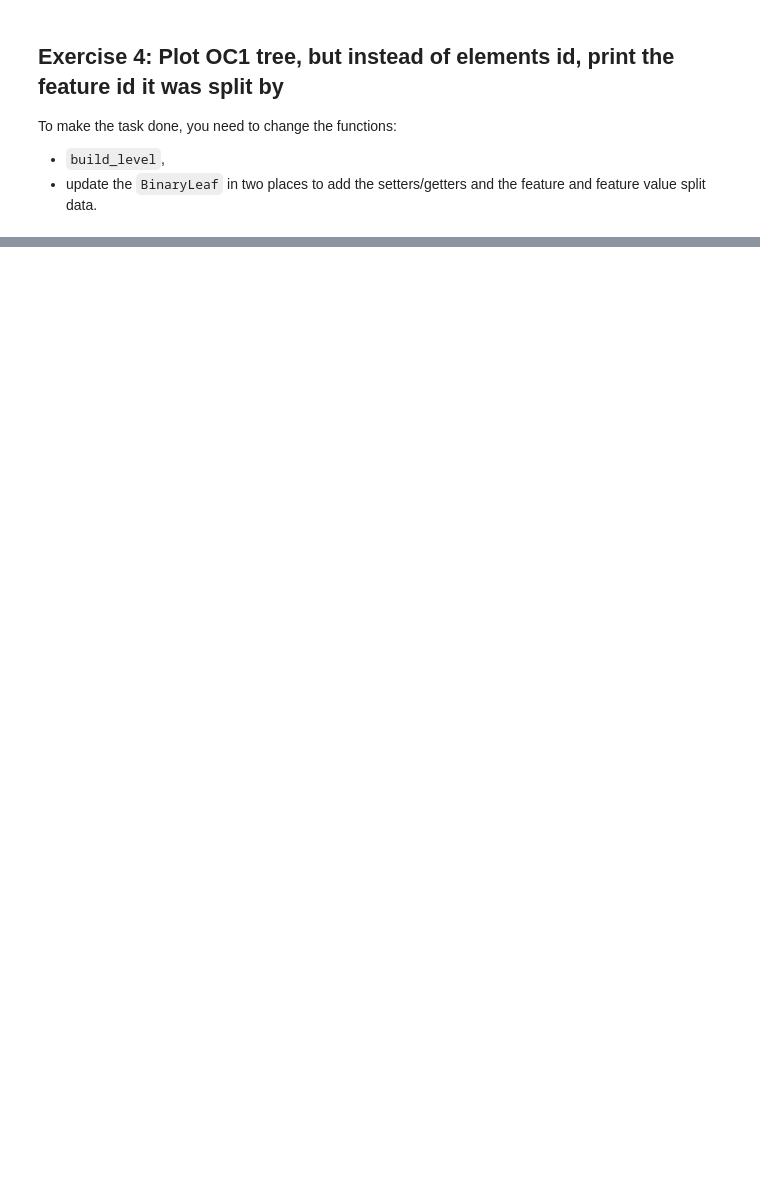
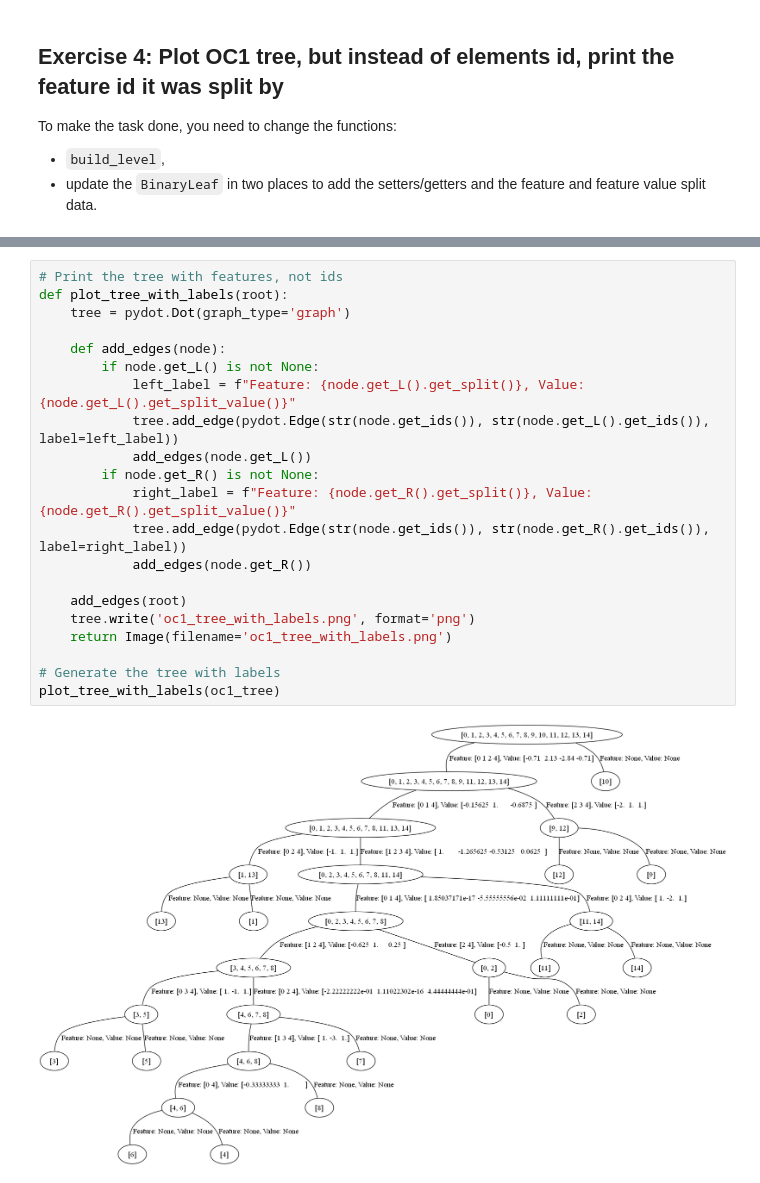
Before and after one commit to DanielBros1/machineLearning, a Jupyter notebook: 03_Decision_trees_Exercises.ipynb, the cells around one changed output, grey strips where cells are left out. Drawn from its saved outputs; the diff is of its cells as text; blank space fills up the shorter version.

```diff
--- a/03_Decision_trees_Exercises.ipynb
+++ b/03_Decision_trees_Exercises.ipynb
@@ -862,0 +899,23 @@ plot_tree(split_history)
+# %%
+# Print the tree with features, not ids
+def plot_tree_with_labels(root):
+    tree = pydot.Dot(graph_type='graph')
+
+    def add_edges(node):
+        if node.get_L() is not None:
+            left_label = f"Feature: {node.get_L().get_split()}, Value: {node.get_L().get_split_value()}"
+            tree.add_edge(pydot.Edge(str(node.get_ids()), str(node.get_L().get_ids()), label=left_label))
+            add_edges(node.get_L())
+        if node.get_R() is not None:
+            right_label = f"Feature: {node.get_R().get_split()}, Value: {node.get_R().get_split_value()}"
+            tree.add_edge(pydot.Edge(str(node.get_ids()), str(node.get_R().get_ids()), label=right_label))
+            add_edges(node.get_R())
+
+    add_edges(root)
+    tree.write('oc1_tree_with_labels.png', format='png')
+    return Image(filename='oc1_tree_with_labels.png')
+
+# Generate the tree with labels
+plot_tree_with_labels(oc1_tree)
+# %% [output]
+[figure, added]
```
Also changed, not shown: parts of 3 cells of this notebook.
